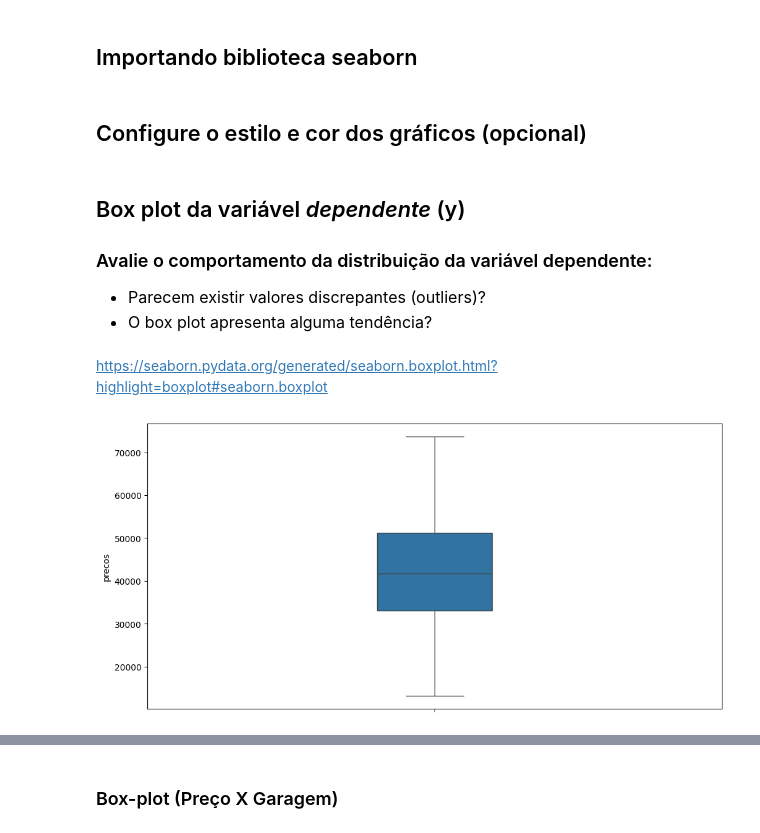
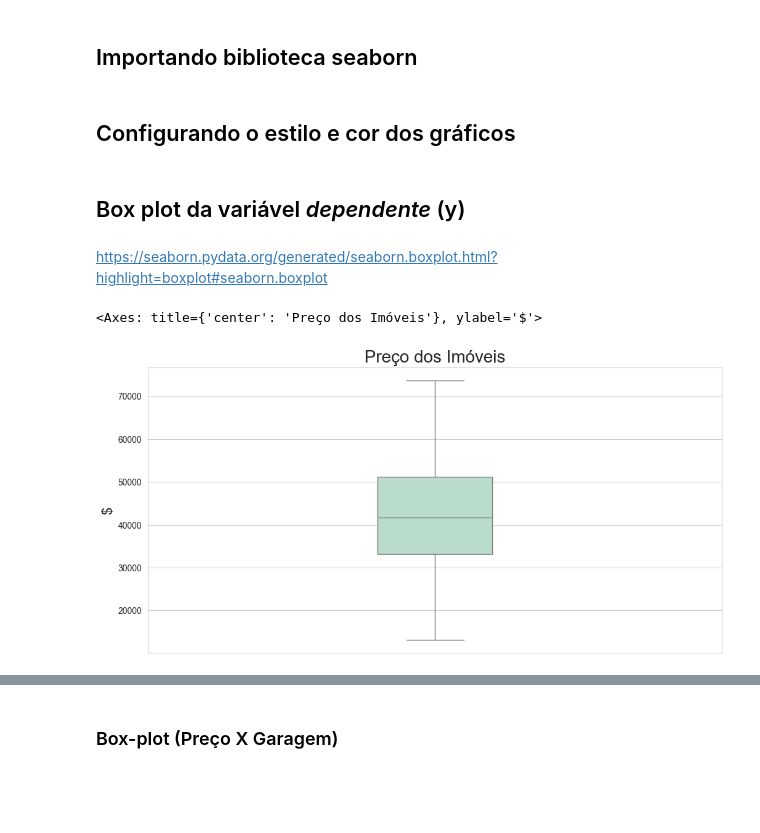
Before and after one commit to lucianeberger/curso_alura_data_science, a Jupyter notebook: Regressão Linear/data-science/reg-linear/Exercicio/Regressao Linear - Exercicio.ipynb, the cells around one changed output, grey strips where cells are left out. Cells and saved outputs as stored; diff of their text form; code cells hidden in the pictures; blank space fills up the shorter version.

```diff
--- a/Regressão Linear/data-science/reg-linear/Exercicio/Regressao Linear - Exercicio.ipynb
+++ b/Regressão Linear/data-science/reg-linear/Exercicio/Regressao Linear - Exercicio.ipynb
@@ -106,23 +99,23 @@ dados.corr(numeric_only= True).round(4)
 # %%
 import seaborn as sns
 # %% [markdown]
-## Configure o estilo e cor dos gráficos (opcional)
+## Configurando o estilo e cor dos gráficos
-# %% [markdown]
-## Box plot da variável *dependente* (y)
-
-
-### Avalie o comportamento da distribuição da variável dependente:
-<ul style='font-size: 16px; line-height: 2; text-align: justify;'>
-    <li>Parecem existir valores discrepantes (outliers)?</li>
-    <li>O box plot apresenta alguma tendência?</li>
-</ul>
+# %%
+sns.set_palette("Pastel2")
+sns.set_style("whitegrid")
+# %% [markdown]
+## Box plot da variável *dependente* (y)
 # %% [markdown]
 https://seaborn.pydata.org/generated/seaborn.boxplot.html?highlight=boxplot#seaborn.boxplot
 # %%
 ax= sns.boxplot(data=dados['precos'],orient='v', width=0.2)
 ax.figure.set_size_inches(12,6)
+ax.set_title('Preço dos Imóveis', fontsize=20)
+ax.set_ylabel('$', fontsize=16)
+ax
 # %% [output]
+<Axes: title={'center': 'Preço dos Imóveis'}, ylabel='$'>
-[figure, old version]
+[figure, new version]
 # %% [markdown]
 ## Investigando a variável *dependente* (y) juntamente com outras característica
 
```
Also changed, not shown: parts of 22 cells of this notebook, 1 other file.
